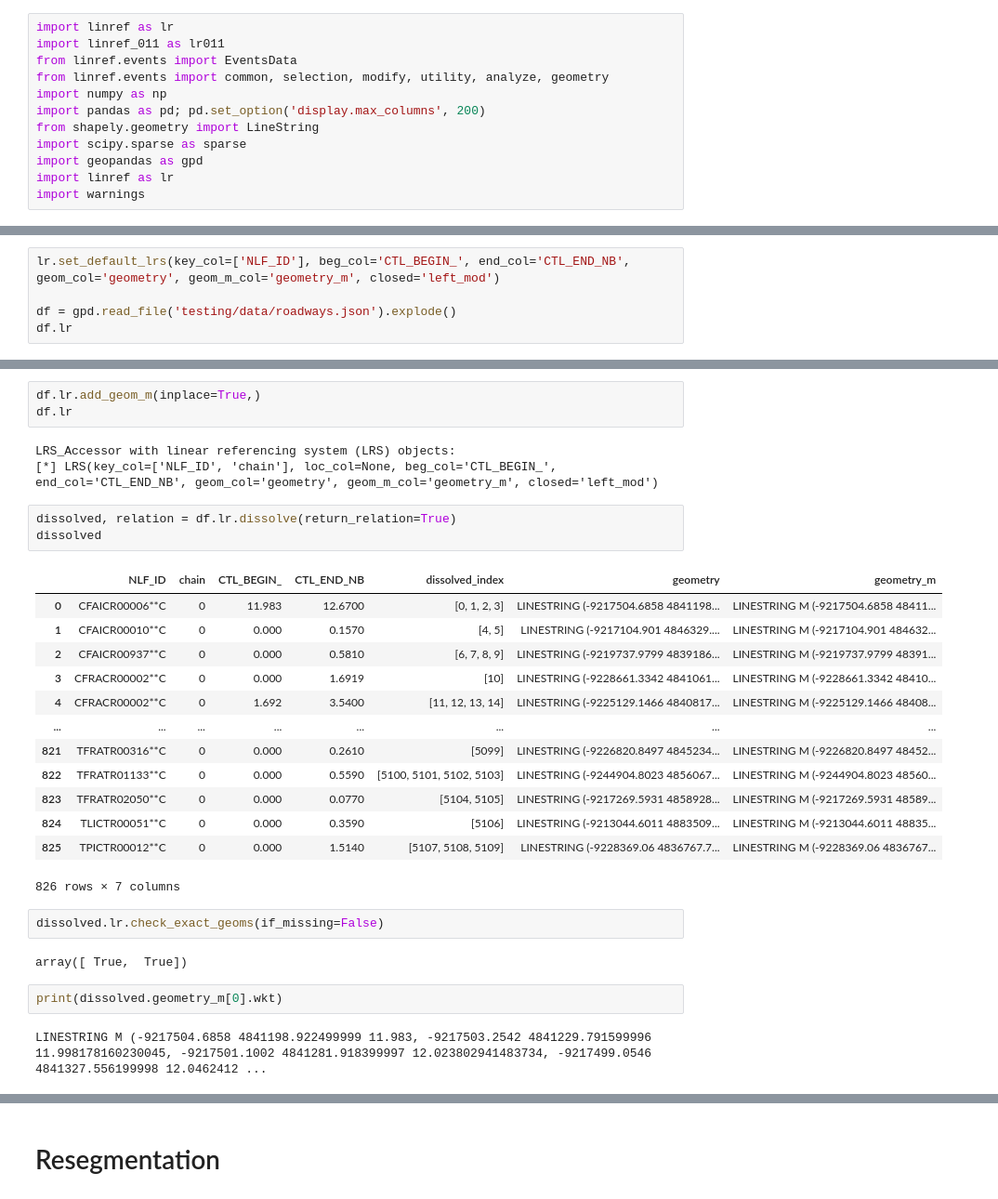
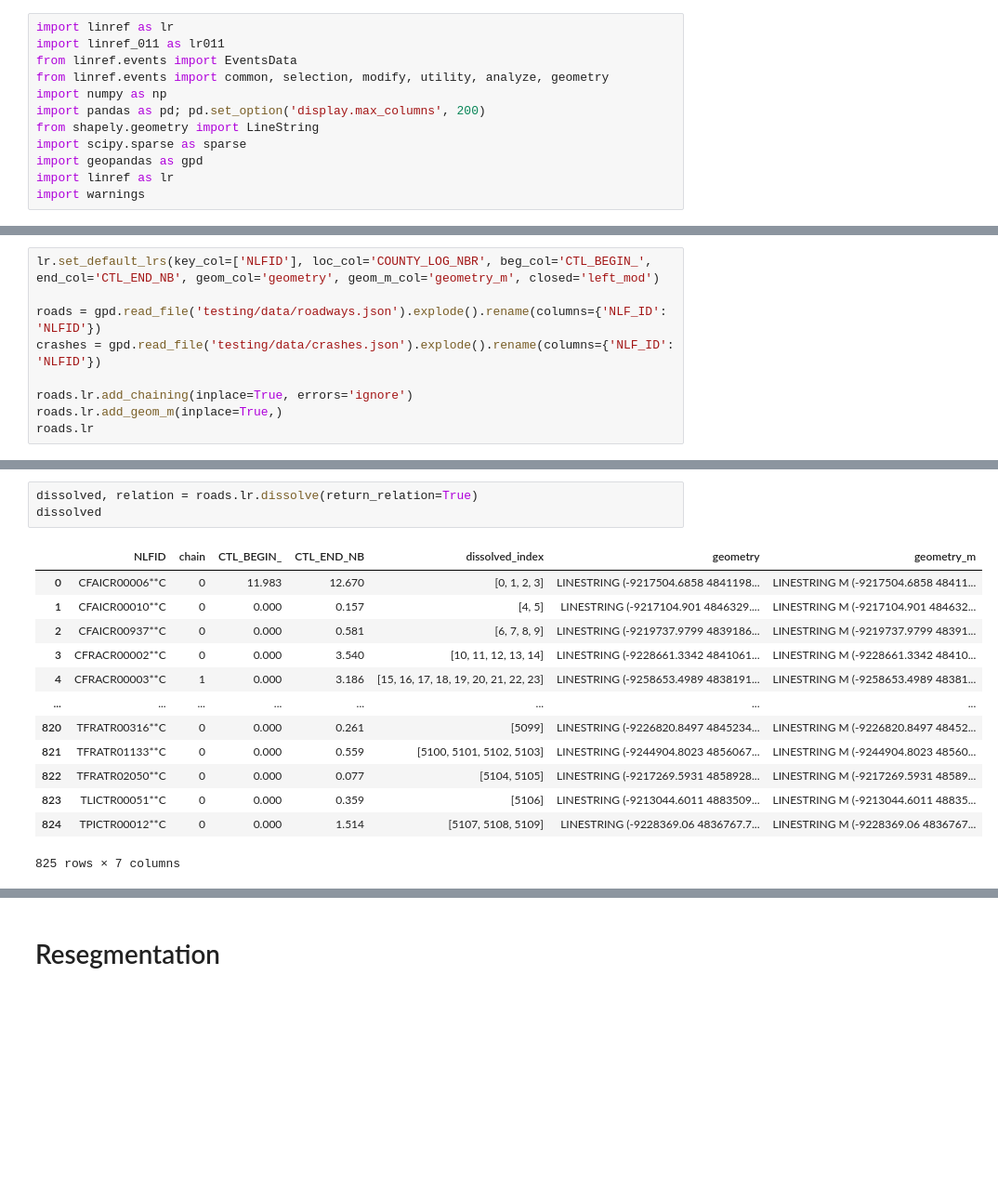
Before and after one commit to tariqshihadah/linref, a Jupyter notebook: testing.ipynb, the cells around one changed output, grey strips where cells are left out. Shown at 93% size. Saved outputs shown, nothing was run; the diff lists cells and outputs as text; blank space fills up the shorter version.

```diff
--- a/testing.ipynb
+++ b/testing.ipynb
@@ -25,6 +21,10 @@ LRS_Accessor with linear referencing system (LRS) objects:
 # %%
-lr.set_default_lrs(key_col=['NLF_ID'], beg_col='CTL_BEGIN_', end_col='CTL_END_NB', geom_col='geometry', geom_m_col='geometry_m', closed='left_mod')
+lr.set_default_lrs(key_col=['NLFID'], loc_col='COUNTY_LOG_NBR', beg_col='CTL_BEGIN_', end_col='CTL_END_NB', geom_col='geometry', geom_m_col='geometry_m', closed='left_mod')
 
-df = gpd.read_file('testing/data/roadways.json').explode()
-df.lr
+roads = gpd.read_file('testing/data/roadways.json').explode().rename(columns={'NLF_ID': 'NLFID'})
+crashes = gpd.read_file('testing/data/crashes.json').explode().rename(columns={'NLF_ID': 'NLFID'})
+
+roads.lr.add_chaining(inplace=True, errors='ignore')
+roads.lr.add_geom_m(inplace=True,)
+roads.lr
 # %% [output]
@@ -39,31 +34,17 @@ LRS_Accessor with linear referencing system (LRS) objects:
-# %%
-df.lr.add_geom_m(inplace=True,)
-df.lr
-# %% [output]
-LRS_Accessor with linear referencing system (LRS) objects:
-[*] LRS(key_col=['NLF_ID', 'chain'], loc_col=None, beg_col='CTL_BEGIN_', end_col='CTL_END_NB', geom_col='geometry', geom_m_col='geometry_m', closed='left_mod')
 # %%
-dissolved, relation = df.lr.dissolve(return_relation=True)
+dissolved, relation = roads.lr.dissolve(return_relation=True)
 dissolved
 # %% [output]
-|  | NLF_ID | chain | CTL_BEGIN_ | CTL_END_NB | dissolved_index | geometry | geometry_m |
-| 0 | CFAICR00006**C | 0 | 11.983 | 12.6700 | [0, 1, 2, 3] | LINESTRING (-9217504.6858 4841198... | LINESTRING M (-9217504.6858 48411... |
-| 1 | CFAICR00010**C | 0 | 0.000 | 0.1570 | [4, 5] | LINESTRING (-9217104.901 4846329.... | LINESTRING M (-9217104.901 484632... |
-| 2 | CFAICR00937**C | 0 | 0.000 | 0.5810 | [6, 7, 8, 9] | LINESTRING (-9219737.9799 4839186... | LINESTRING M (-9219737.9799 48391... |
-| 3 | CFRACR00002**C | 0 | 0.000 | 1.6919 | [10] | LINESTRING (-9228661.3342 4841061... | LINESTRING M (-9228661.3342 48410... |
-| 4 | CFRACR00002**C | 0 | 1.692 | 3.5400 | [11, 12, 13, 14] | LINESTRING (-9225129.1466 4840817... | LINESTRING M (-9225129.1466 48408... |
+|  | NLFID | chain | CTL_BEGIN_ | CTL_END_NB | dissolved_index | geometry | geometry_m |
+| 0 | CFAICR00006**C | 0 | 11.983 | 12.670 | [0, 1, 2, 3] | LINESTRING (-9217504.6858 4841198... | LINESTRING M (-9217504.6858 48411... |
+| 1 | CFAICR00010**C | 0 | 0.000 | 0.157 | [4, 5] | LINESTRING (-9217104.901 4846329.... | LINESTRING M (-9217104.901 484632... |
+| 2 | CFAICR00937**C | 0 | 0.000 | 0.581 | [6, 7, 8, 9] | LINESTRING (-9219737.9799 4839186... | LINESTRING M (-9219737.9799 48391... |
+| 3 | CFRACR00002**C | 0 | 0.000 | 3.540 | [10, 11, 12, 13, 14] | LINESTRING (-9228661.3342 4841061... | LINESTRING M (-9228661.3342 48410... |
+| 4 | CFRACR00003**C | 1 | 0.000 | 3.186 | [15, 16, 17, 18, 19, 20, 21, 22, 23] | LINESTRING (-9258653.4989 4838191... | LINESTRING M (-9258653.4989 48381... |
 | ... | ... | ... | ... | ... | ... | ... | ... |
-| 821 | TFRATR00316**C | 0 | 0.000 | 0.2610 | [5099] | LINESTRING (-9226820.8497 4845234... | LINESTRING M (-9226820.8497 48452... |
-| 822 | TFRATR01133**C | 0 | 0.000 | 0.5590 | [5100, 5101, 5102, 5103] | LINESTRING (-9244904.8023 4856067... | LINESTRING M (-9244904.8023 48560... |
-| 823 | TFRATR02050**C | 0 | 0.000 | 0.0770 | [5104, 5105] | LINESTRING (-9217269.5931 4858928... | LINESTRING M (-9217269.5931 48589... |
-| 824 | TLICTR00051**C | 0 | 0.000 | 0.3590 | [5106] | LINESTRING (-9213044.6011 4883509... | LINESTRING M (-9213044.6011 48835... |
-| 825 | TPICTR00012**C | 0 | 0.000 | 1.5140 | [5107, 5108, 5109] | LINESTRING (-9228369.06 4836767.7... | LINESTRING M (-9228369.06 4836767... |
+| 820 | TFRATR00316**C | 0 | 0.000 | 0.261 | [5099] | LINESTRING (-9226820.8497 4845234... | LINESTRING M (-9226820.8497 48452... |
+| 821 | TFRATR01133**C | 0 | 0.000 | 0.559 | [5100, 5101, 5102, 5103] | LINESTRING (-9244904.8023 4856067... | LINESTRING M (-9244904.8023 48560... |
+| 822 | TFRATR02050**C | 0 | 0.000 | 0.077 | [5104, 5105] | LINESTRING (-9217269.5931 4858928... | LINESTRING M (-9217269.5931 48589... |
+| 823 | TLICTR00051**C | 0 | 0.000 | 0.359 | [5106] | LINESTRING (-9213044.6011 4883509... | LINESTRING M (-9213044.6011 48835... |
+| 824 | TPICTR00012**C | 0 | 0.000 | 1.514 | [5107, 5108, 5109] | LINESTRING (-9228369.06 4836767.7... | LINESTRING M (-9228369.06 4836767... |
-826 rows × 7 columns
+825 rows × 7 columns
-# %%
-dissolved.lr.check_exact_geoms(if_missing=False)
-# %% [output]
-array([ True,  True])
-# %%
-print(dissolved.geometry_m[0].wkt)
-# %% [output]
-LINESTRING M (-9217504.6858 4841198.922499999 11.983, -9217503.2542 4841229.791599996 11.998178160230045, -9217501.1002 4841281.918399997 12.023802941483734, -9217499.0546 4841327.556199998 12.0462412 ...
```
Also changed, not shown: parts of 10 cells of this notebook, 5 other files.
